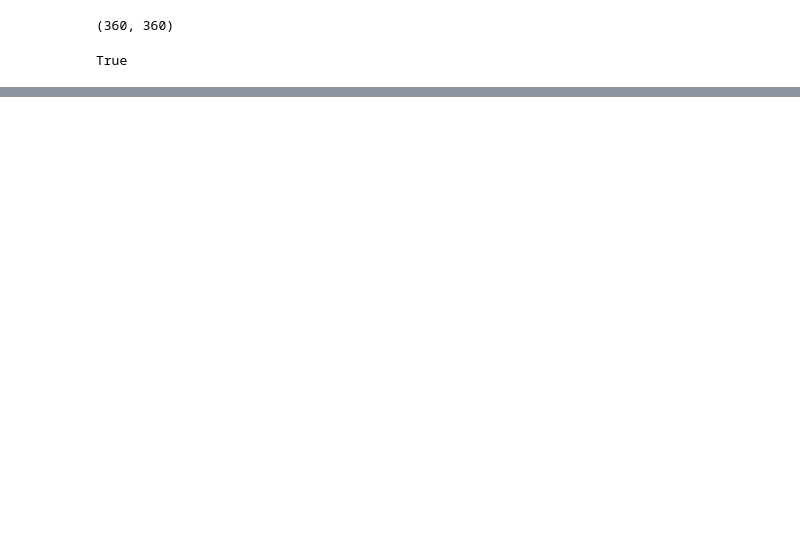
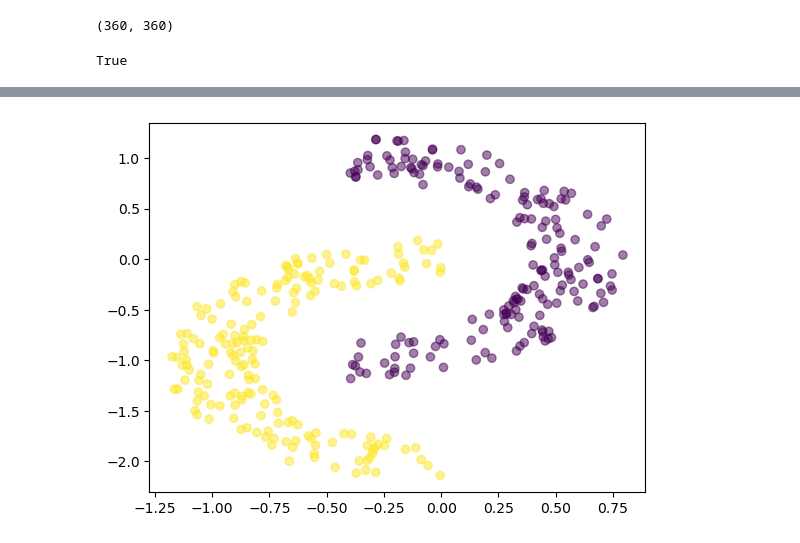
Before and after one commit to zhangyk8/skeleton-methods, a Jupyter notebook: Skeleton_Construction.ipynb, the cells around one changed output, grey strips where cells are left out. Saved outputs shown, nothing was run; the diff lists cells and outputs as text; code cells hidden in the pictures; blank space fills up the shorter version.

```diff
--- a/Skeleton_Construction.ipynb
+++ b/Skeleton_Construction.ipynb
@@ -311,0 +331,28 @@ skel = Skeleton_Construction(X)
+# %%
+### Voronoi density
+p_dist = np.max(skeleton["voron_weights"])+1 - skeleton["voron_weights"]
+np.fill_diagonal(p_dist, 0.0)
+condense_dist= squareform(p_dist, checks=False)
+hclust = linkage(condense_dist, "single")
+dendrogram(hclust)
+plt.show()
+voron_labels = fcluster(hclust, 2, criterion='maxclust') # membership for knots
+X_labs = np.array(voron_labels)[np.array(skeleton["cluster"])] # labels for each data point
+voron_rand = adjusted_rand_score(X_labs, Y)
+# %%
+def cluster_weights(weights, knotcluster, Y, kcut, method="single"):
+    p_dist = np.max(weights)+1 - weights
+    np.fill_diagonal(p_dist, 0.0)
+    condense_dist= squareform(p_dist, checks=False)
+    hclust = linkage(condense_dist, method)
+    knot_labs = fcluster(hclust, kcut, criterion='maxclust') # membership for knots
+    X_labs = np.array(voron_labels)[np.array(knotcluster)] # labels for each data point
+    adj_rand = adjusted_rand_score(X_labs, Y)
+    return({"hclust":hclust, "knot_labs":knot_labs, "X_labs":X_labs, "adj_rand":adj_rand})
+# %%
+voron_clus = cluster_weights(skeleton["voron_weights"], skeleton["cluster"], Y, 2)
+# %%
+plt.scatter(X[:,0], X[:,1], alpha=0.5, c = voron_clus["X_labs"])
+plt.show()
+# %% [output]
+[figure, added]
```
Also changed, not shown: parts of 8 cells of this notebook.
